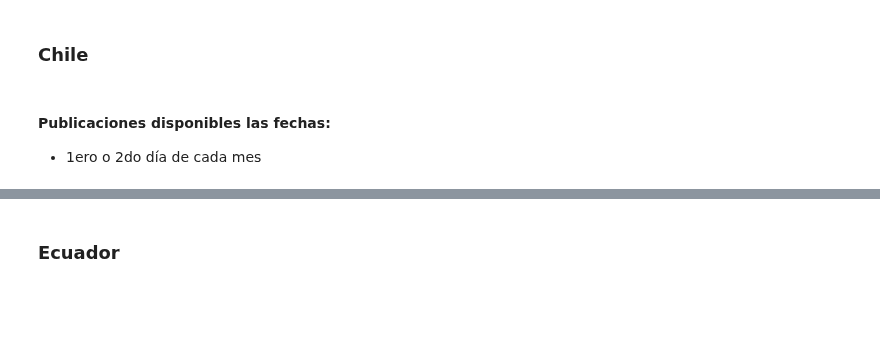
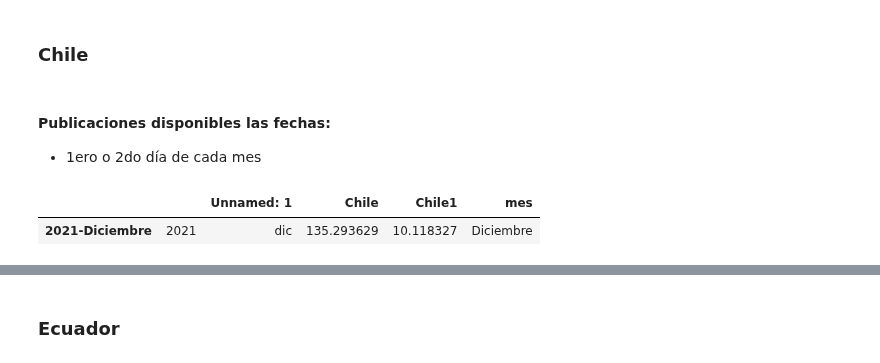
Before and after one commit to samyff12/LATAM, a Jupyter notebook: IMAE_LATAM.ipynb, the cells around one changed output, grey strips where cells are left out. Saved outputs shown, nothing was run; the diff lists cells and outputs as text; code cells hidden in the pictures; blank space fills up the shorter version.

```diff
--- a/IMAE_LATAM.ipynb
+++ b/IMAE_LATAM.ipynb
@@ -312,18 +348,22 @@ url = "https://si3.bcentral.cl/estadisticas/Principal1/excel/CCNN/IMACEC/Excel/I
 urllib2.urlretrieve(url, "chile.xlsx")
 df = pd.read_excel('chile.xlsx',header=5,keep_default_na=False)
 # %%
+df.columns = df.columns.str.strip() # eliminar espacios innecesarios
 chile = df.loc[1:,[df.columns[0],df.columns[1],'Imacec']][:-10] # excluimos las ultimas 10 filas (pie de pagina)
 chile.rename(columns = {'Imacec':'Chile'}, inplace = True) # renombramos
 chile['Chile1'] = pd.to_numeric(chile.Chile).pct_change(12)*100
 ###
 chile[chile.columns[0]] = pd.to_numeric(chile[chile.columns[0]], errors='coerce').ffill().bfill().astype(int)
  # las columnas del excel contienen string en blanco por lo que se transformaron a numero antes de hacer el forward fill
  # el backward fill es para asegurar que no quede NaN por detras y dificulte la creacion del indice
 ###
 
 chile['mes'] = chile[chile.columns[1]].map(mes3).bfill() # creando mes y usando el bfill por el mismo motivo explicado arriba
 
 #Creamos el indice
 chile.index = chile[chile.columns[0]].astype('str') +"-"+ chile.mes
 
 chile.tail(1)
+# %% [output]
+|  |  | Unnamed: 1 | Chile | Chile1 | mes |
+| 2021-Diciembre | 2021 | dic | 135.293629 | 10.118327 | Diciembre |
```
Also changed, not shown: parts of 23 cells of this notebook.
